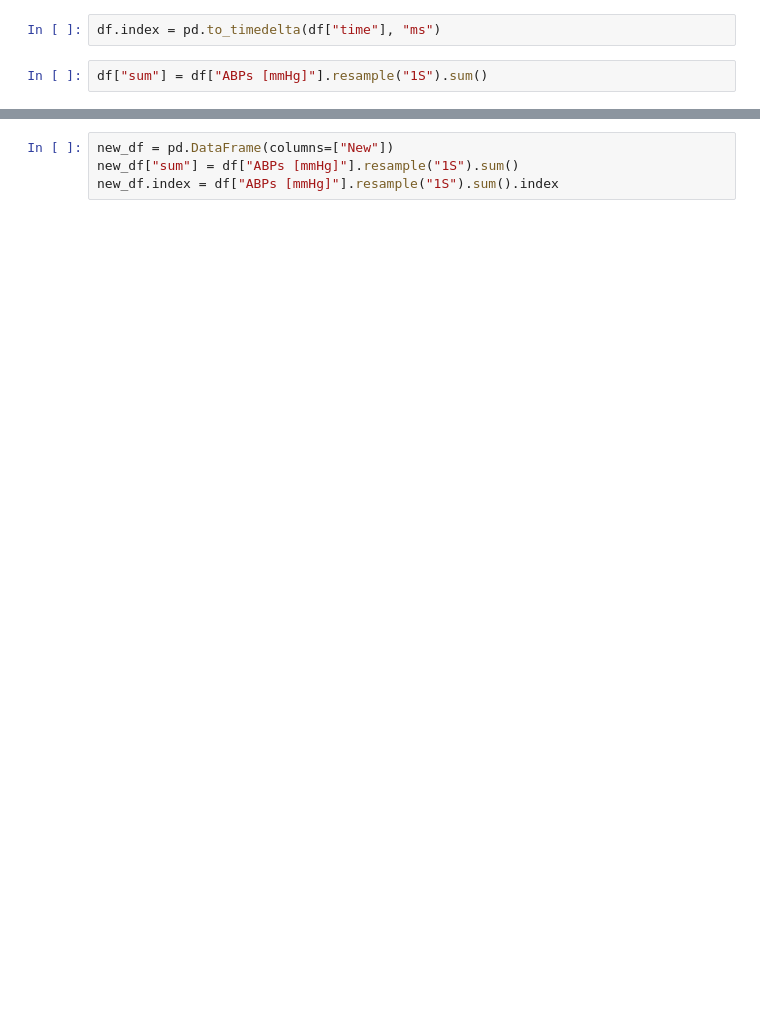
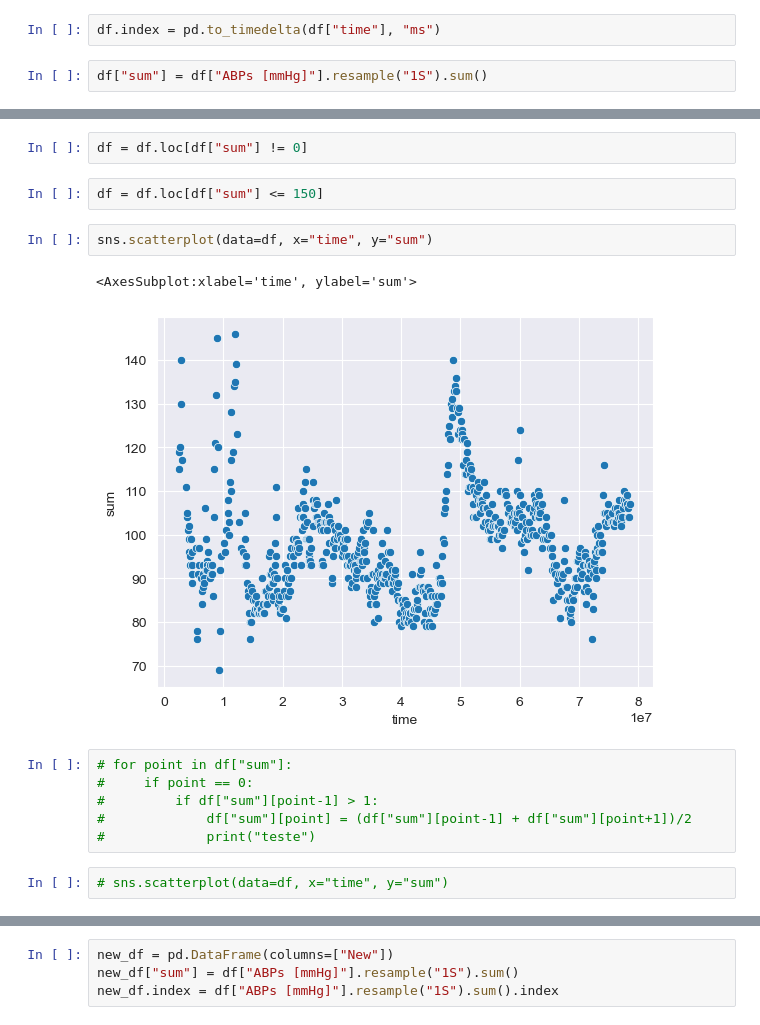
Before and after one commit to jvpalhares/blood-pressure-estimation, a Jupyter notebook: butterworth_band_pass.ipynb, the cells around one changed output, grey strips where cells are left out. Saved outputs shown, nothing was run; the diff lists cells and outputs as text; blank space fills up the shorter version.

```diff
--- a/butterworth_band_pass.ipynb
+++ b/butterworth_band_pass.ipynb
@@ -97,0 +153,17 @@ sns.scatterplot(data=df, x="time", y="sum")
+# %%
+df = df.loc[df["sum"] != 0]
+# %%
+df = df.loc[df["sum"] <= 150]
+# %%
+sns.scatterplot(data=df, x="time", y="sum")
+# %% [output]
+<AxesSubplot:xlabel='time', ylabel='sum'>
+[figure, added]
+# %%
+# for point in df["sum"]:
+#     if point == 0:
+#         if df["sum"][point-1] > 1:
+#             df["sum"][point] = (df["sum"][point-1] + df["sum"][point+1])/2
+#             print("teste")
+# %%
+# sns.scatterplot(data=df, x="time", y="sum")
```
Also changed, not shown: parts of 22 cells of this notebook.
